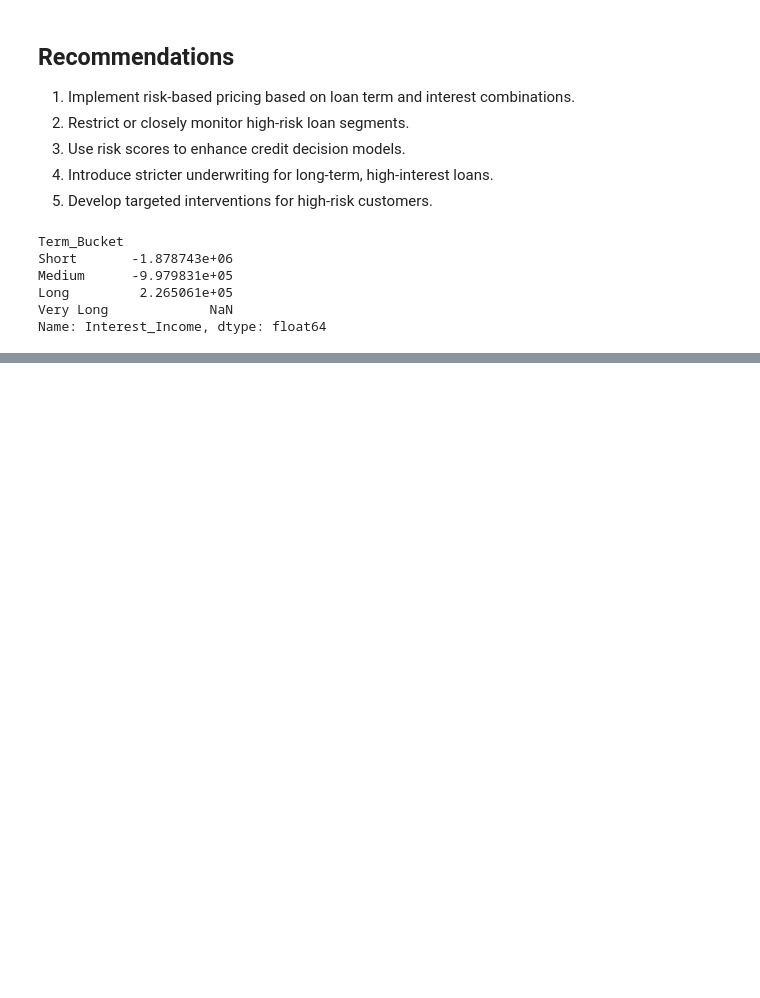
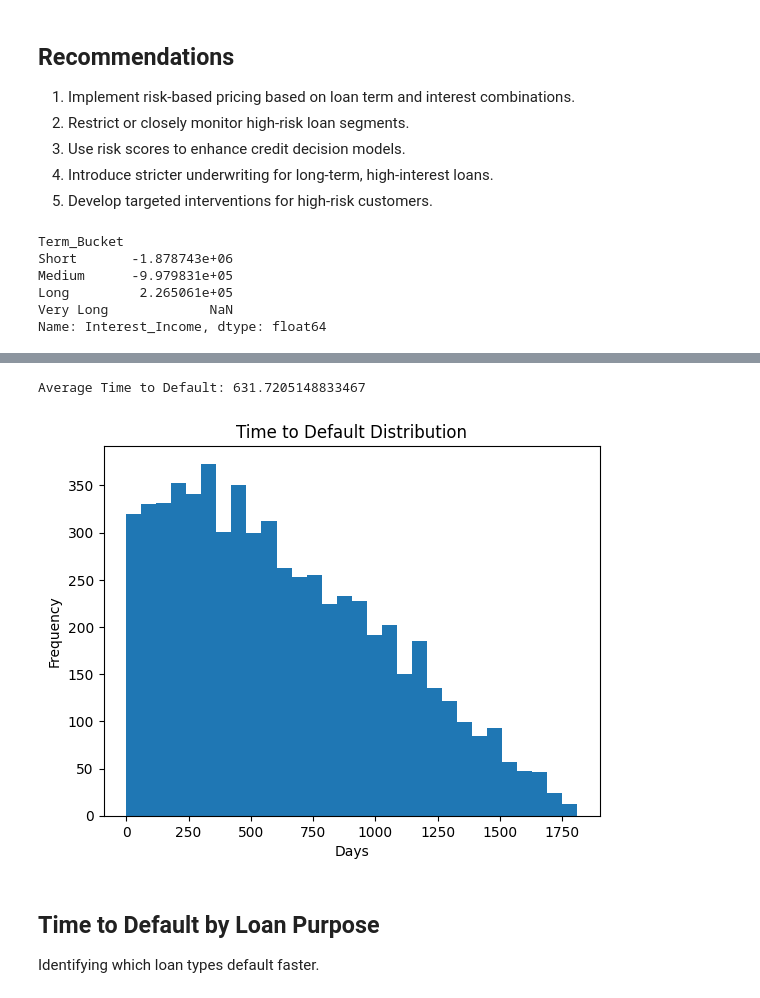
Before and after one commit to madhurmd/hero-fincorp-loan-analysis, a Jupyter notebook: notebooks/analysis.ipynb, the cells around one changed output, grey strips where cells are left out. Saved outputs shown, nothing was run; the diff lists cells and outputs as text; code cells hidden in the pictures; blank space fills up the shorter version.

Commit message:
Completed Task 19:  Time to Default Analysis

```diff
--- a/notebooks/analysis.ipynb
+++ b/notebooks/analysis.ipynb
@@ -2315,0 +2325,32 @@ Name: Interest_Income, dtype: float64
+# %%
+time_df = defaults.merge(
+    loans[['Loan_ID', 'Disbursal_Date', 'Customer_ID']],
+    on='Loan_ID',
+    how='left'
+)
+# %%
+time_df['Disbursal_Date'] = pd.to_datetime(time_df['Disbursal_Date'])
+time_df['Default_Date'] = pd.to_datetime(time_df['Default_Date'])
+# %%
+time_df['Time_to_Default'] = (
+    time_df['Default_Date'] - time_df['Disbursal_Date']
+).dt.days
+# %%
+time_df = time_df[time_df['Time_to_Default'] >= 0]
+# %%
+print("Average Time to Default:", time_df['Time_to_Default'].mean())
+# %% [output]
+Average Time to Default: 631.7205148833467
+# %%
+plt.figure()
+plt.hist(time_df['Time_to_Default'], bins=30)
+plt.title("Time to Default Distribution")
+plt.xlabel("Days")
+plt.ylabel("Frequency")
+plt.show()
+# %% [output]
+[figure, added]
+# %% [markdown]
+## Time to Default by Loan Purpose
+
+Identifying which loan types default faster.
```
Also changed, not shown: parts of 15 cells of this notebook.
